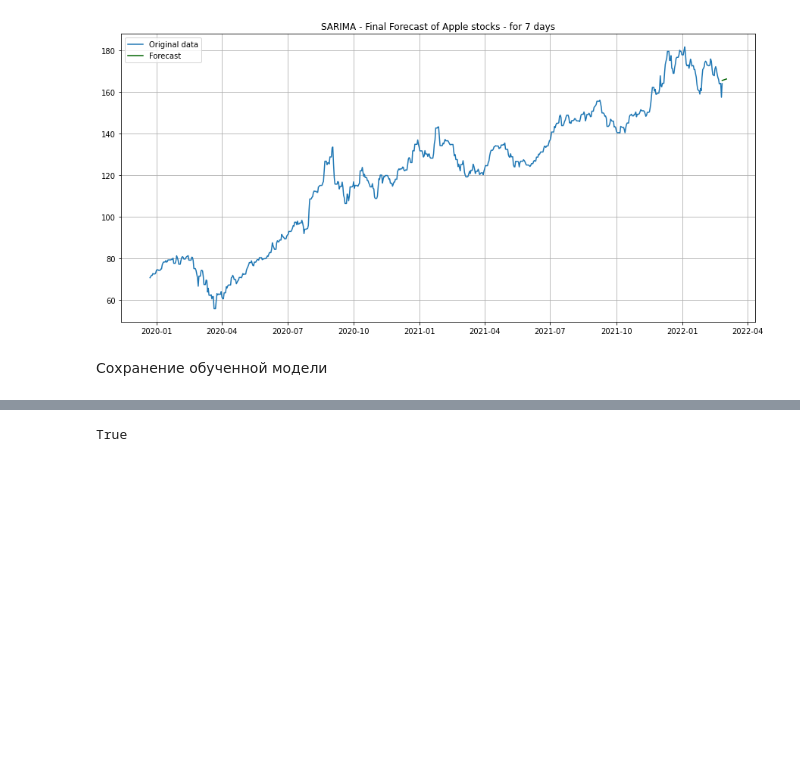
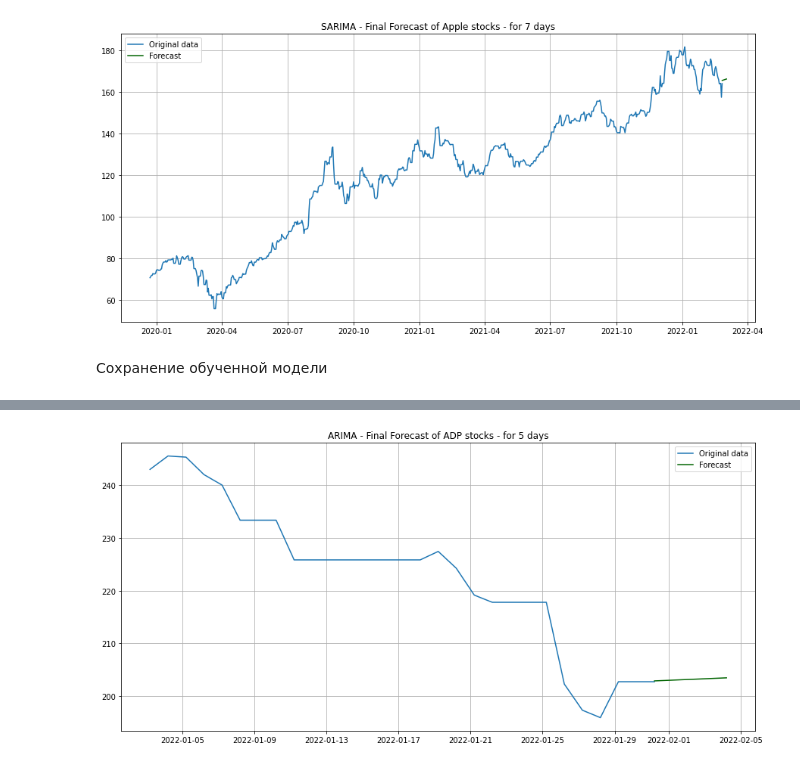
Before and after one commit to Azarius2472/BeRichBot, a Jupyter notebook: models/ARIMA/Auto_arima_demo.ipynb, the cells around one changed output, grey strips where cells are left out. Cells and saved outputs as stored; diff of their text form; code cells hidden in the pictures; blank space fills up the shorter version.

```diff
--- a/models/ARIMA/Auto_arima_demo.ipynb
+++ b/models/ARIMA/Auto_arima_demo.ipynb
@@ -252,4 +285,10 @@ list(fitted_series_load.Value)
-# %%
-np.allclose(fitted_series, fitted_series_load)
-# %% [output]
-True
+# %%
+plt.figure(figsize=(15, 7))
+plt.plot(data_aggregate, label='Original data')
+plt.plot(fitted_series_load, color='darkgreen', label='Forecast')
+plt.title("ARIMA - Final Forecast of ADP stocks - for 5 days")
+plt.grid(True)
+plt.legend()
+plt.show()
+# %% [output]
+[figure, added]
```
Also changed, not shown: parts of 9 cells of this notebook, 2 other files.
